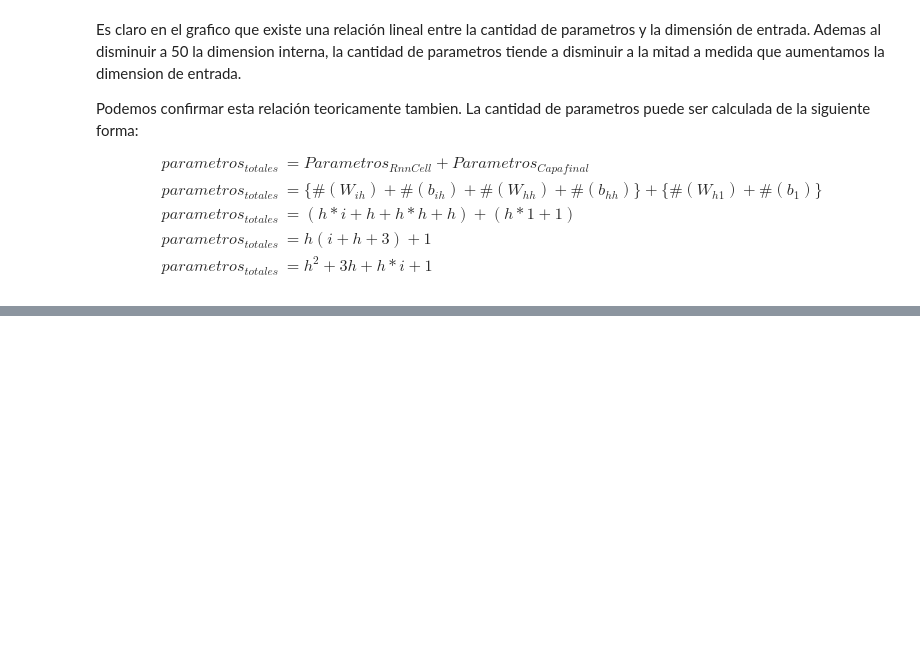
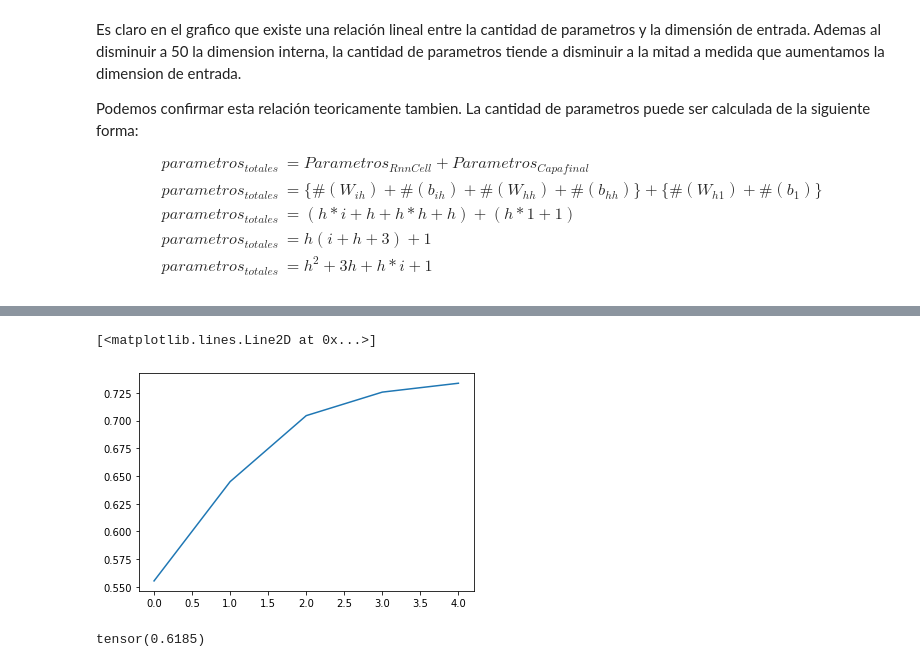
Before and after one commit to fipaniagua/IIC3697-Deep-Learning, a Jupyter notebook: LSTM RNN and attention with Pytorch/HW2.ipynb, the cells around one changed output, grey strips where cells are left out. Drawn from its saved outputs; the diff is of its cells as text; code cells hidden in the pictures; blank space fills up the shorter version.

```diff
--- a/LSTM RNN and attention with Pytorch/HW2.ipynb
+++ b/LSTM RNN and attention with Pytorch/HW2.ipynb
@@ -109,0 +392,11 @@ Es decir, mientras mas grande es la dimension de la entrada, mas liniealmente se
+# %%
+INPUT_DIM = len(TEXT.vocab)
+EMBEDDING_DIM = 150
+HIDDEN_DIM = 50
+NUM_LAYERS = 2
+BIDIRECTIONAL = True
+
+model4 = FULLRNN(INPUT_DIM, HIDDEN_DIM, NUM_LAYERS ,EMBEDDING_DIM, TEXT.vocab.stoi[TEXT.pad_token],
+                 BIDIRECTIONAL)
+#model4.add_pretrained_embeddings(TEXT)
+model4.to(device)
@@ -109,0 +409,2 @@ Es decir, mientras mas grande es la dimension de la entrada, mas liniealmente se
+# %%
+acc4 = run(model4, imdb_train_iterator, n_epochs = 5)
@@ -109,0 +422,9 @@ Es decir, mientras mas grande es la dimension de la entrada, mas liniealmente se
+# %%
+plt.plot(acc4)
+# %% [output]
+[<matplotlib.lines.Line2D at 0x...>]
+[figure, added]
+# %%
+eval_model(model4, imdb_test_iterator)
+# %% [output]
+tensor(0.6185)
```
Also changed, not shown: parts of 111 cells of this notebook.
